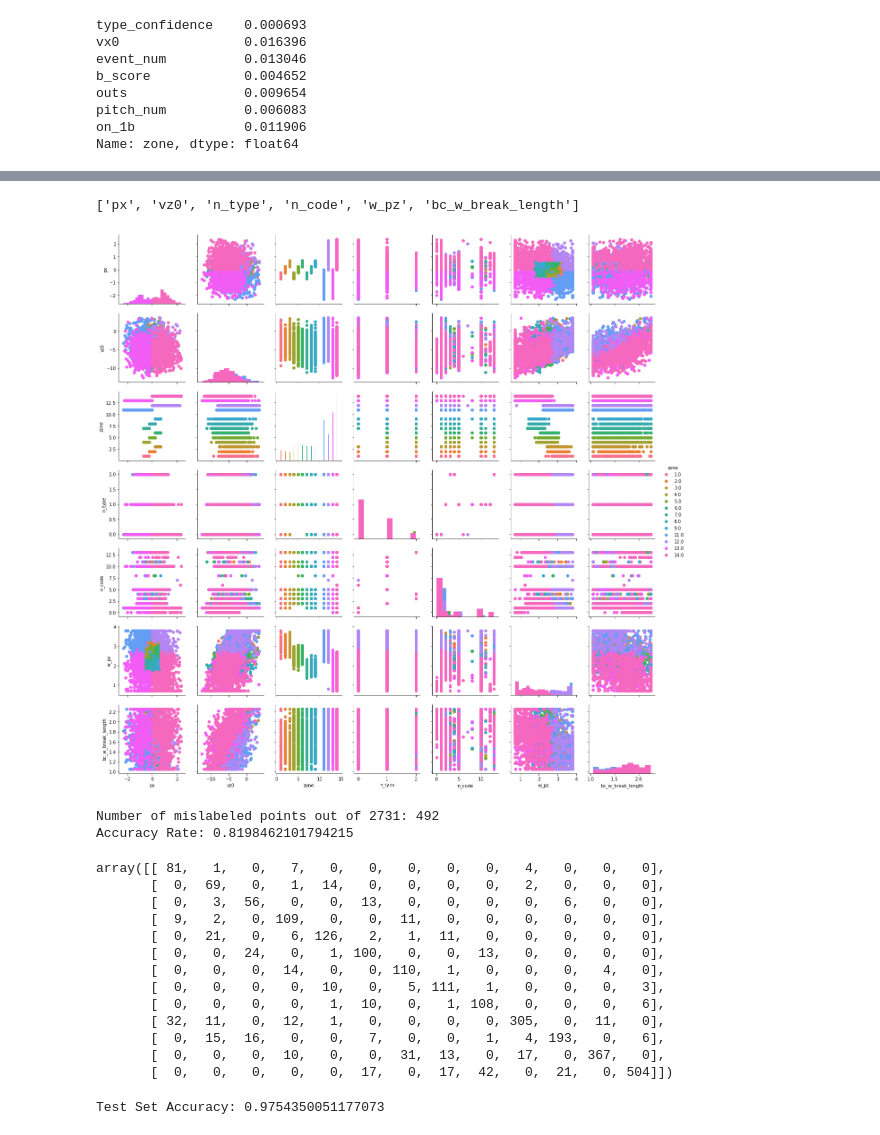
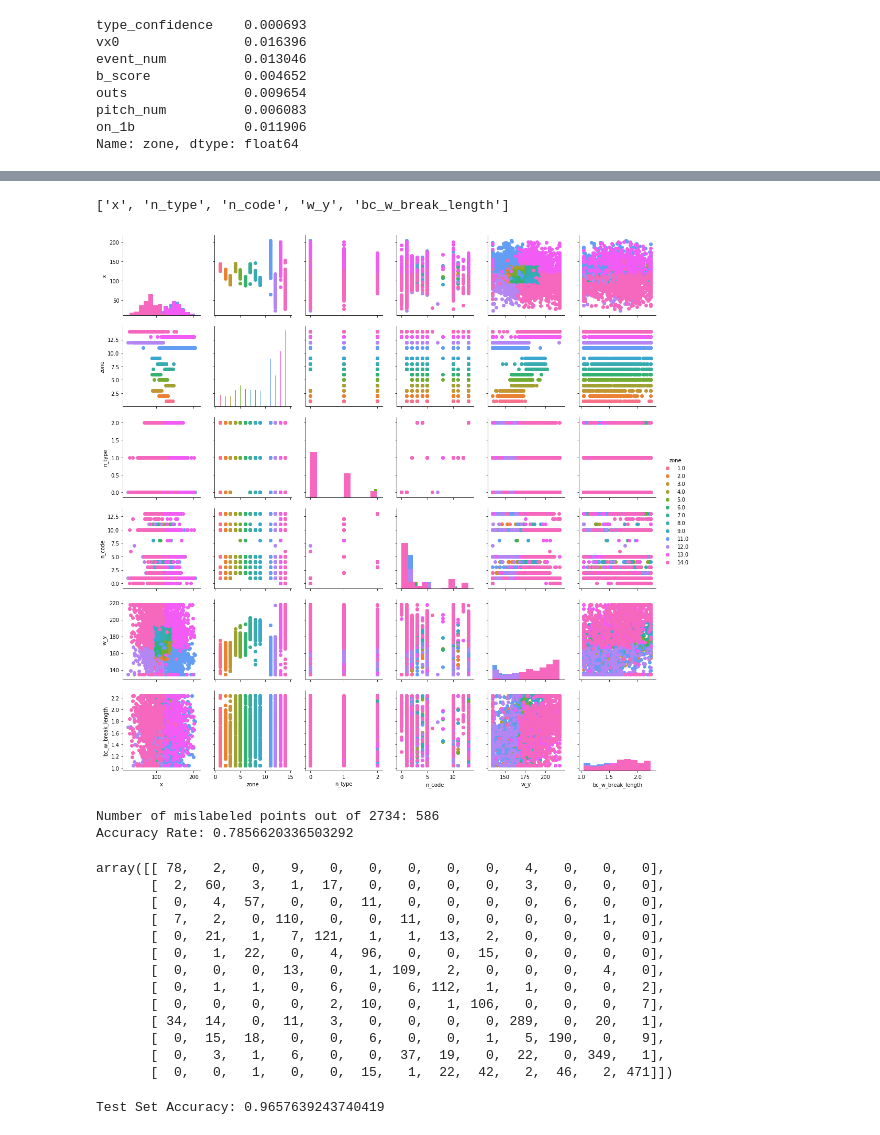
Before and after one commit to jkovach89/Thinkful-Capstones, a Jupyter notebook: Capstone 3 - Supervised Learning.ipynb, the cells around one changed output, grey strips where cells are left out. Cells and saved outputs as stored; diff of their text form; code cells hidden in the pictures.

```diff
--- a/Capstone 3 - Supervised Learning.ipynb
+++ b/Capstone 3 - Supervised Learning.ipynb
@@ -49,7 +49,7 @@ from sklearn.preprocessing import LabelEncoder
 
 pitches = pd.read_csv('/Users/JKovach/Downloads/mlb-pitch-data-20152018/pitches.csv')
 
-# Reduce length by factor of 10 to increase performance, nan < 1% of values, drop nan
+# Reduce length by factor of 1000 to increase performance, nan < 1% of values, drop nan
 pitch_sample = pitches.sample(frac=.001, replace=True, random_state=0)
 pitch_sample = pitch_sample.dropna(how='any')
 
@@ -61,7 +61,7 @@ pitch_sample['n_code'] = num.fit_transform(pitch_sample['code'].astype('str'))
 
 # Drop variables which we encoded in previous function,
 # Drop y0 since it has zero variance (y0=50 by definition)
-pitch_sample = pitch_sample.drop(['pitch_type', 'type', 'code', 'y0'], 1)
+pitch_sample = pitch_sample.drop(['px', 'pz', 'pitch_type', 'type', 'code', 'y0'], 1)
 
 pitch_sample.info()
 # %% [output]
@@ -220,7 +220,7 @@ for var in list(pitch_sample.columns):
     print('Accuracy Rate: {}'.format((X_rs.shape[0] - (y_rs != yrs_pred).sum())/X_rs.shape[0]))
 
     # If dropping this variable produces a higher error rate, add the variable to a drop function
-    if (y_rs != yrs_pred).sum() > 5180:
+    if (y_rs != yrs_pred).sum() < 5180:
         drop.append(var)
 
 print(drop)
@@ -349,8 +347,7 @@ print(list(pitch_sample.columns))
 # %%
 # split up the features which we'll treat as continuous vs categorical
-cont_feat = ['px', 'pz', 'start_speed', 'end_speed', 'spin_rate', 'spin_dir', 'break_angle', 'break_length',
-             'break_y', 'ax', 'ay', 'az', 'sz_bot', 'sz_top', 'vy0', 'vz0', 'x', 'x0', 'y', 'z0', 'pfx_x',
-             'pfx_z', 'nasty']
+cont_feat = ['start_speed', 'end_speed', 'spin_rate', 'spin_dir', 'break_angle', 'break_length', 'break_y',
+             'ax', 'ay', 'az', 'sz_bot', 'sz_top', 'vy0', 'vz0', 'x', 'x0', 'y', 'z0', 'pfx_x', 'pfx_z', 'nasty']
 
 # Get number of samples before outlier elimination, we'll use this later
 len1 = pitch_sample.shape[0]
@@ -722,19 +718,19 @@ Name: zone, dtype: float64
 # %%
 # Drop features with high intercorrelation
-rf_pitch = rf_pitch.drop(['x', 'w_y', 'w_break_length', 'lt_w_break_length'], 1)
+rf_pitch = rf_pitch.drop(['vz0', 'w_break_length', 'lt_w_break_length'], 1)
 rel_feat = list(rf_pitch.columns)
 rel_feat.remove('zone')
 print(rel_feat)
 
 # Visualize multivariate relationships
 g = sns.PairGrid(rf_pitch, hue='zone')
 g.map_diag(plt.hist)
 g.map_offdiag(plt.scatter)
 g.add_legend()
 plt.show()
 # %% [output]
-['px', 'vz0', 'n_type', 'n_code', 'w_pz', 'bc_w_break_length']
+['x', 'n_type', 'n_code', 'w_y', 'bc_w_break_length']
-[figure, old version]
+[figure, new version]
 # %%
 y = rf_pitch['zone']
 X = rf_pitch.drop(['zone'],1)
@@ -753,41 +749,40 @@ print('Accuracy Rate: {}'.format((X.shape[0] - (y != y_pred).sum())/X.shape[0]))
 # Confusion Matrix
 confusion_matrix(y, y_pred)
 
-# This is the only model that improved slightly with normalization
+# Without normalization: 78.16%
 # %% [output]
-Number of mislabeled points out of 2731: 492
-Accuracy Rate: 0.8198462101794215
+Number of mislabeled points out of 2734: 586
+Accuracy Rate: 0.7856620336503292
-array([[ 81,   1,   0,   7,   0,   0,   0,   0,   0,   4,   0,   0,   0],
-       [  0,  69,   0,   1,  14,   0,   0,   0,   0,   2,   0,   0,   0],
-       [  0,   3,  56,   0,   0,  13,   0,   0,   0,   0,   6,   0,   0],
-       [  9,   2,   0, 109,   0,   0,  11,   0,   0,   0,   0,   0,   0],
-       [  0,  21,   0,   6, 126,   2,   1,  11,   0,   0,   0,   0,   0],
-       [  0,   0,  24,   0,   1, 100,   0,   0,  13,   0,   0,   0,   0],
-       [  0,   0,   0,  14,   0,   0, 110,   1,   0,   0,   0,   4,   0],
-       [  0,   0,   0,   0,  10,   0,   5, 111,   1,   0,   0,   0,   3],
-       [  0,   0,   0,   0,   1,  10,   0,   1, 108,   0,   0,   0,   6],
-       [ 32,  11,   0,  12,   1,   0,   0,   0,   0, 305,   0,  11,   0],
-       [  0,  15,  16,   0,   0,   7,   0,   0,   1,   4, 193,   0,   6],
-       [  0,   0,   0,  10,   0,   0,  31,  13,   0,  17,   0, 367,   0],
-       [  0,   0,   0,   0,   0,  17,   0,  17,  42,   0,  21,   0, 504]])
+array([[ 78,   2,   0,   9,   0,   0,   0,   0,   0,   4,   0,   0,   0],
+       [  2,  60,   3,   1,  17,   0,   0,   0,   0,   3,   0,   0,   0],
+       [  0,   4,  57,   0,   0,  11,   0,   0,   0,   0,   6,   0,   0],
+       [  7,   2,   0, 110,   0,   0,  11,   0,   0,   0,   0,   1,   0],
+       [  0,  21,   1,   7, 121,   1,   1,  13,   2,   0,   0,   0,   0],
+       [  0,   1,  22,   0,   4,  96,   0,   0,  15,   0,   0,   0,   0],
+       [  0,   0,   0,  13,   0,   1, 109,   2,   0,   0,   0,   4,   0],
+       [  0,   1,   1,   0,   6,   0,   6, 112,   1,   1,   0,   0,   2],
+       [  0,   0,   0,   0,   2,  10,   0,   1, 106,   0,   0,   0,   7],
+       [ 34,  14,   0,  11,   3,   0,   0,   0,   0, 289,   0,  20,   1],
+       [  0,  15,  18,   0,   0,   6,   0,   0,   1,   5, 190,   0,   9],
+       [  0,   3,   1,   6,   0,   0,  37,  19,   0,  22,   0, 349,   1],
+       [  0,   0,   1,   0,   0,  15,   1,  22,  42,   2,  46,   2, 471]])
 # %%
 from sklearn.model_selection import train_test_split
 from sklearn.neighbors import KNeighborsClassifier
 from sklearn import metrics
 
 nbrs = KNeighborsClassifier(n_neighbors=10, weights='distance')
-X = rf_pitch[['px', 'n_type', 'w_pz']]
+X = rf_pitch[['x', 'n_type', 'n_code', 'w_y', 'bc_w_break_length']]
 y = rf_pitch['zone']
 
 X_rs, y_rs = ros.fit_resample(X, y)
-# Replace with cross_val_score
 Xrs_train, Xrs_test, yrs_train, yrs_test = train_test_split(X_rs, y_rs, test_size=0.25, random_state=400)
 nbrs.fit(Xrs_train, yrs_train)
 
 yrs_pred = nbrs.predict(Xrs_test)
 print('Test Set Accuracy: {}'.format(metrics.accuracy_score(yrs_test, yrs_pred)))
 # %% [output]
-Test Set Accuracy: 0.9754350051177073
+Test Set Accuracy: 0.9657639243740419
 # %%
 # Decision tree model
 from sklearn import tree
```
Also changed, not shown: parts of 19 cells of this notebook.
